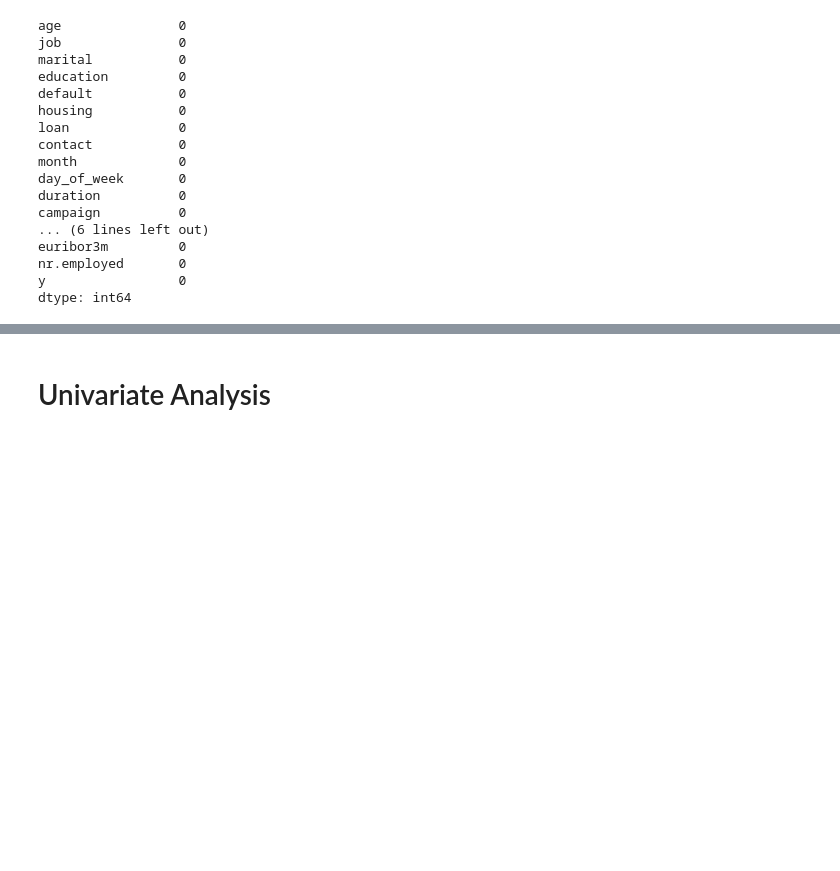
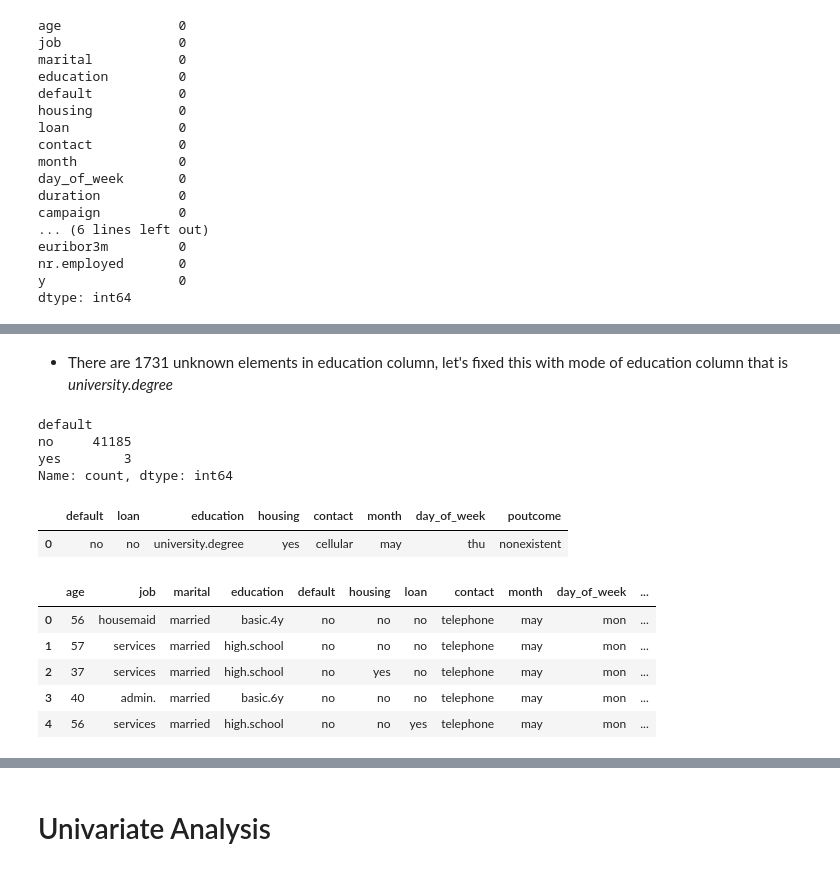
Before and after one commit to SudarshanIngole/Batch-18-2024, a Jupyter notebook: PRCP_Portuges.ipynb, the cells around one changed output, grey strips where cells are left out. Saved outputs shown, nothing was run; the diff lists cells and outputs as text; code cells hidden in the pictures; blank space fills up the shorter version.

```diff
--- a/PRCP_Portuges.ipynb
+++ b/PRCP_Portuges.ipynb
@@ -128,0 +225,23 @@ data.describe(include='O')
+# %% [markdown]
+* There are 1731 unknown elements in education column, let's fixed this with mode of education column that is *university.degree*
+# %%
+data.default.value_counts()
+# %% [output]
+default
+no     41185
+yes        3
+Name: count, dtype: int64
+# %%
+mode
+# %% [output]
+|  | default | loan | education | housing | contact | month | day_of_week | poutcome |
+| 0 | no | no | university.degree | yes | cellular | may | thu | nonexistent |
+# %%
+data.head()
+# %% [output]
+|  | age | job | marital | education | default | housing | loan | contact | month | day_of_week | ... |
+| 0 | 56 | housemaid | married | basic.4y | no | no | no | telephone | may | mon | ... |
+| 1 | 57 | services | married | high.school | no | no | no | telephone | may | mon | ... |
+| 2 | 37 | services | married | high.school | no | yes | no | telephone | may | mon | ... |
+| 3 | 40 | admin. | married | basic.6y | no | no | no | telephone | may | mon | ... |
+| 4 | 56 | services | married | high.school | no | no | yes | telephone | may | mon | ... |
```
Also changed, not shown: parts of 22 cells of this notebook.
